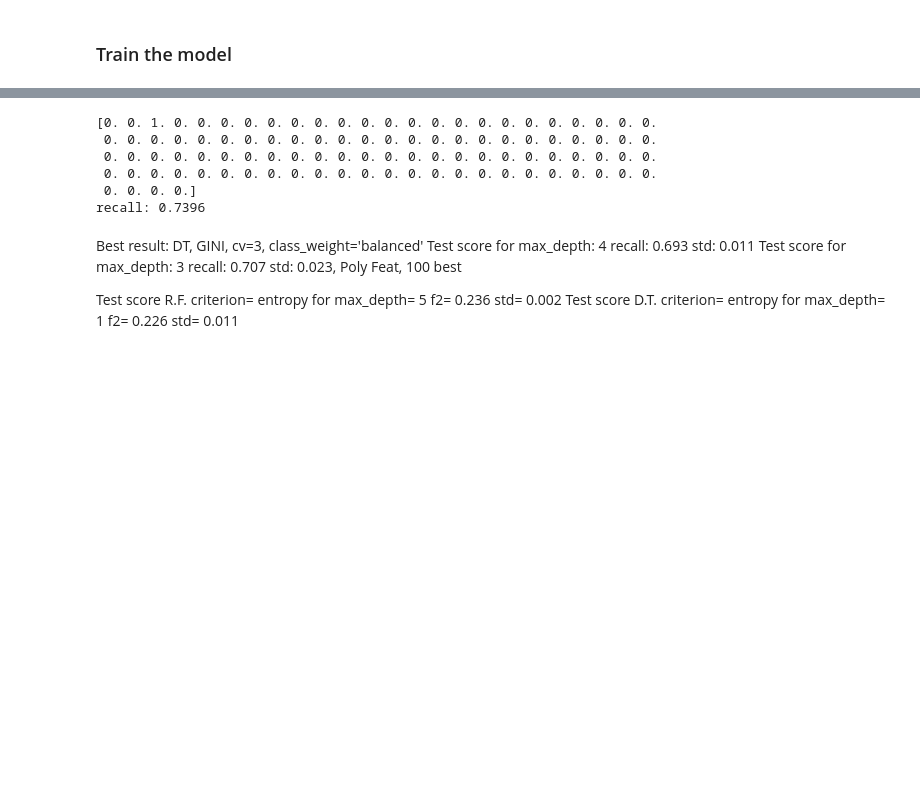
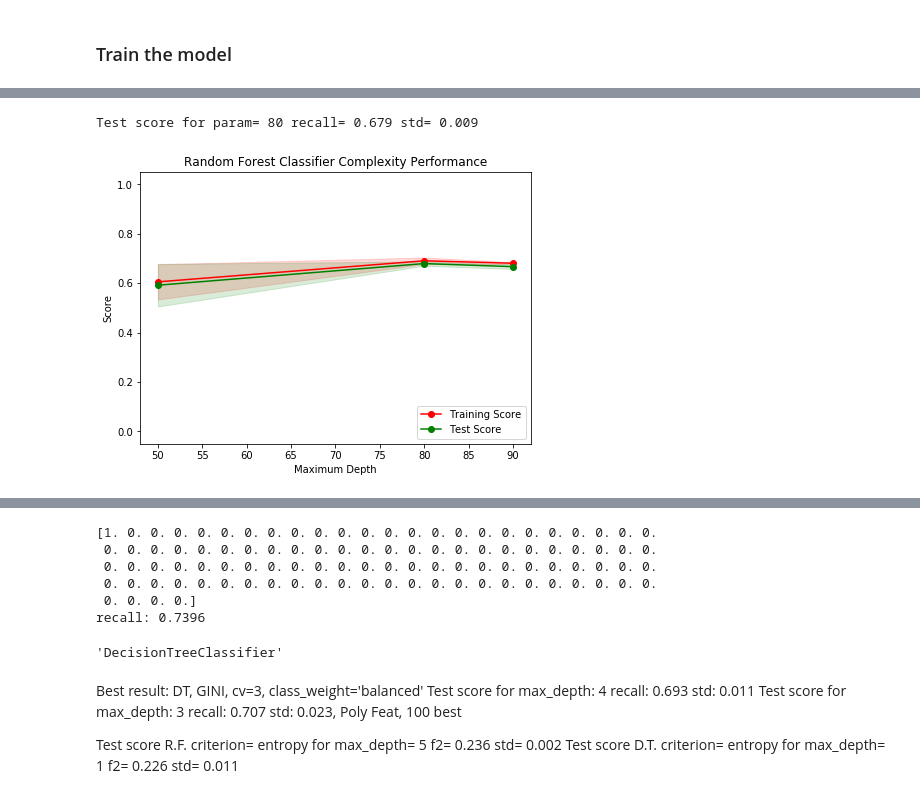
Before and after one commit to aberenyi73/machine-learning, a Jupyter notebook: projects/capstone/Process Input 2 - orig.ipynb, the cells around one changed output, grey strips where cells are left out. Cells and saved outputs as stored; diff of their text form; code cells hidden in the pictures; blank space fills up the shorter version.

```diff
--- a/projects/capstone/Process Input 2 - orig.ipynb
+++ b/projects/capstone/Process Input 2 - orig.ipynb
@@ -469,6 +451,15 @@ def add_interactions(df):
     df = df.drop(df.columns[noint_indicies], axis=1)
 
     return df
+
+def scale(df):
+    x_scaled = RobustScaler(quantile_range=(25, 75)).fit_transform(X)
+    #x_scaled = QuantileTransformer(n_quantiles=10, random_state=0).fit_transform(X)
+
+    dfr = pd.DataFrame(x_scaled)
+    dfr.columns = df.columns.values
+    dfr.index = df.index.values
+    return dfr
 # %%
 # split data and train
 y = df.loan_status
@@ -476,25 +467,19 @@ X = df.drop(columns='loan_status')
 
 X = add_interactions(X)
 
-x_scaled = RobustScaler(quantile_range=(25, 75)).fit_transform(X)
-#x_scaled = QuantileTransformer(n_quantiles=10, random_state=0).fit_transform(X)
-
-dfr = pd.DataFrame(x_scaled)
-dfr.columns = X.columns.values
-dfr.index = X.index.values
-X_train, X_test, y_train, y_test = train_test_split(dfr, y, test_size=0.20, random_state=0)
-
 # Such a large set of features can cause overfitting and also slow computing
 # Use feature selection to select the most important features
 select = SelectKBest(k=100)
-selected_features = select.fit(X_train, y_train)
+selected_features = select.fit(X, y)
 indices_selected = selected_features.get_support(indices=True)
 colnames_selected = [X.columns[i] for i in indices_selected]
 
+X = X[colnames_selected]
+
+x_scaled = scale(X)
+
+X_train, X_test, y_train, y_test = train_test_split(x_scaled, y, test_size=0.20, random_state=0)
+
+
 X_train_selected = X_train[colnames_selected]
 X_test_selected = X_test[colnames_selected]
-
-
-ModelComplexity(X_train_selected, y_train)
-
-print(colnames_selected)
@@ -504,0 +496,6 @@ Test score D.T. criterion= entropy for max_depth= 1 f2= 0.226 std= 0.011
+# %%
+%%time
+ModelComplexityRF(X_train_selected, y_train)
+# %% [output]
+Test score for param= 80 recall= 0.679 std= 0.009
+[figure, added]
@@ -513,12 +512,16 @@ y_predicted = clf.predict(X_test_selected)
 
 print("recall:", round(recall_score(y_test, y_predicted), 4))
 # %% [output]
-[0. 0. 1. 0. 0. 0. 0. 0. 0. 0. 0. 0. 0. 0. 0. 0. 0. 0. 0. 0. 0. 0. 0. 0.
+[1. 0. 0. 0. 0. 0. 0. 0. 0. 0. 0. 0. 0. 0. 0. 0. 0. 0. 0. 0. 0. 0. 0. 0.
  0. 0. 0. 0. 0. 0. 0. 0. 0. 0. 0. 0. 0. 0. 0. 0. 0. 0. 0. 0. 0. 0. 0. 0.
  0. 0. 0. 0. 0. 0. 0. 0. 0. 0. 0. 0. 0. 0. 0. 0. 0. 0. 0. 0. 0. 0. 0. 0.
  0. 0. 0. 0. 0. 0. 0. 0. 0. 0. 0. 0. 0. 0. 0. 0. 0. 0. 0. 0. 0. 0. 0. 0.
  0. 0. 0. 0.]
 recall: 0.7396
+# %%
+clf.__class__.__name__
+# %% [output]
+'DecisionTreeClassifier'
 # %%
 # re-plot the normalized data
 # for col in dfr.columns.values:
```
Also changed, not shown: parts of 9 cells of this notebook, 6 other files.
